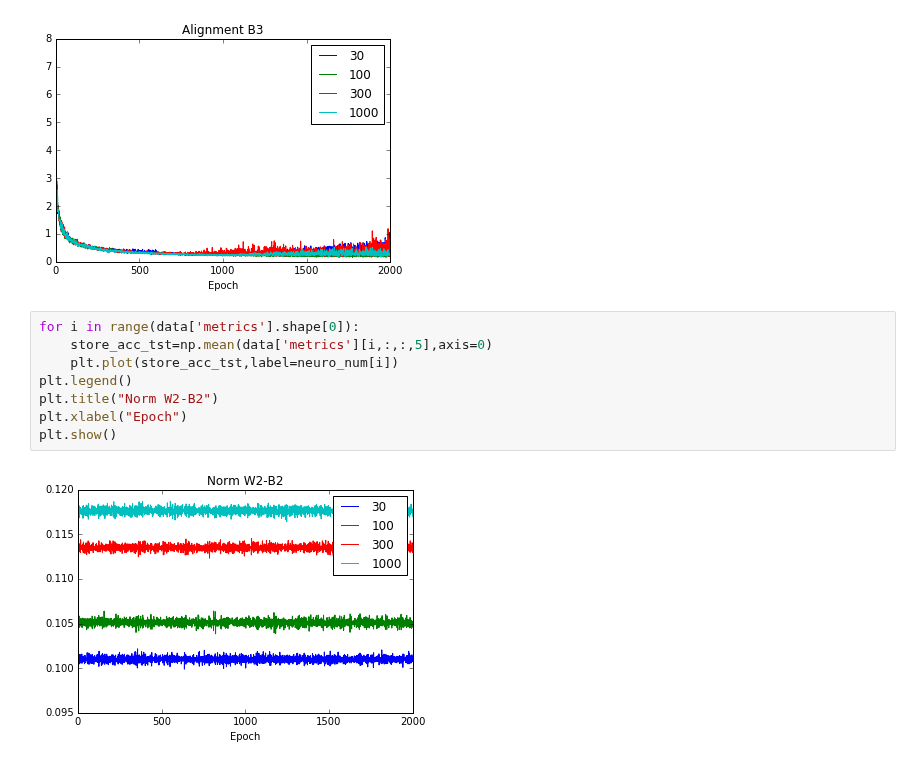
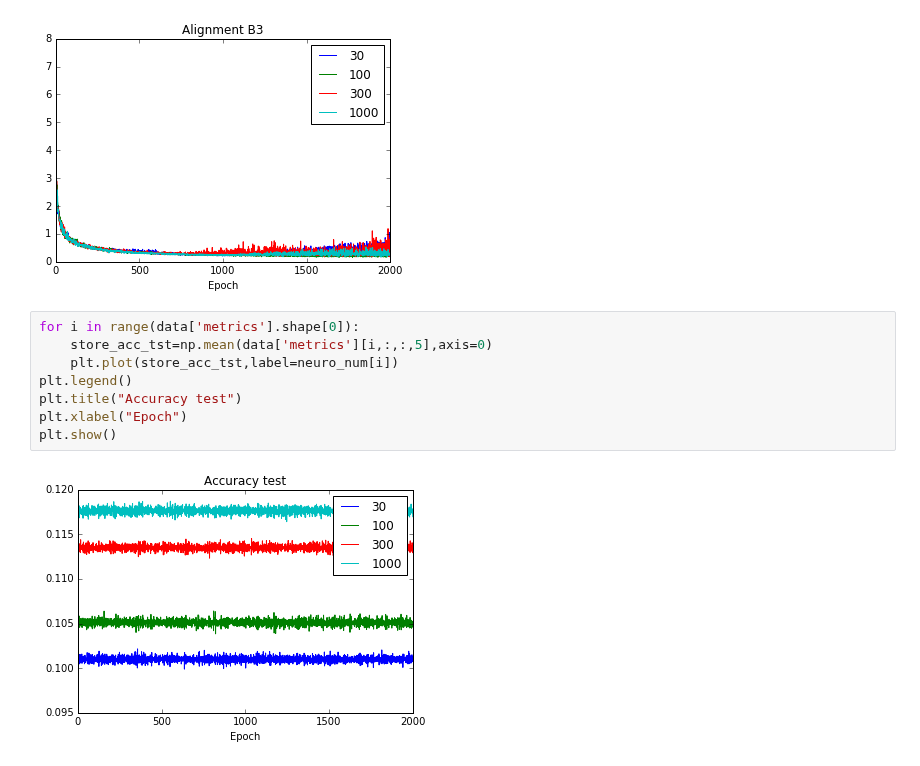
Before and after one commit to benlansdell/synthfeedback, a Jupyter notebook: Nodepery-4layer-zero-learning_rate.ipynb, the cells around one changed output. Saved outputs shown, nothing was run; the diff lists cells and outputs as text.

```diff
--- a/Nodepery-4layer-zero-learning_rate.ipynb
+++ b/Nodepery-4layer-zero-learning_rate.ipynb
@@ -75,11 +75,11 @@ plt.show()
 # %%
 for i in range(data['metrics'].shape[0]):
     store_acc_tst=np.mean(data['metrics'][i,:,:,5],axis=0)
     plt.plot(store_acc_tst,label=neuro_num[i])
 plt.legend()
-plt.title("Norm W2-B2")
+plt.title("Accuracy test")
 plt.xlabel("Epoch")
 plt.show()
 # %% [output]
-[figure, old version]
+[figure, new version]
 # %%
```
Also changed, not shown: parts of 2 cells of this notebook, 2 other files.
